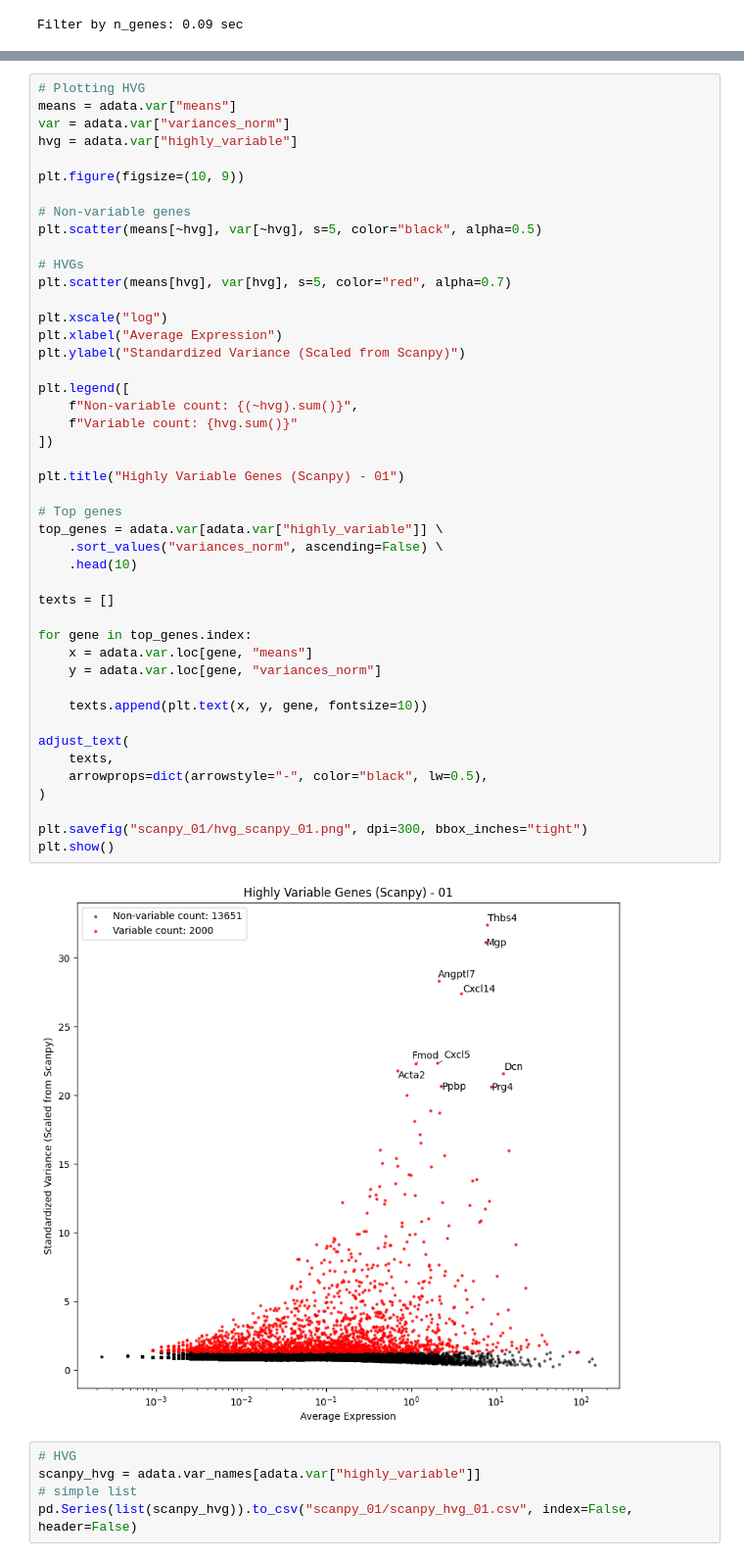
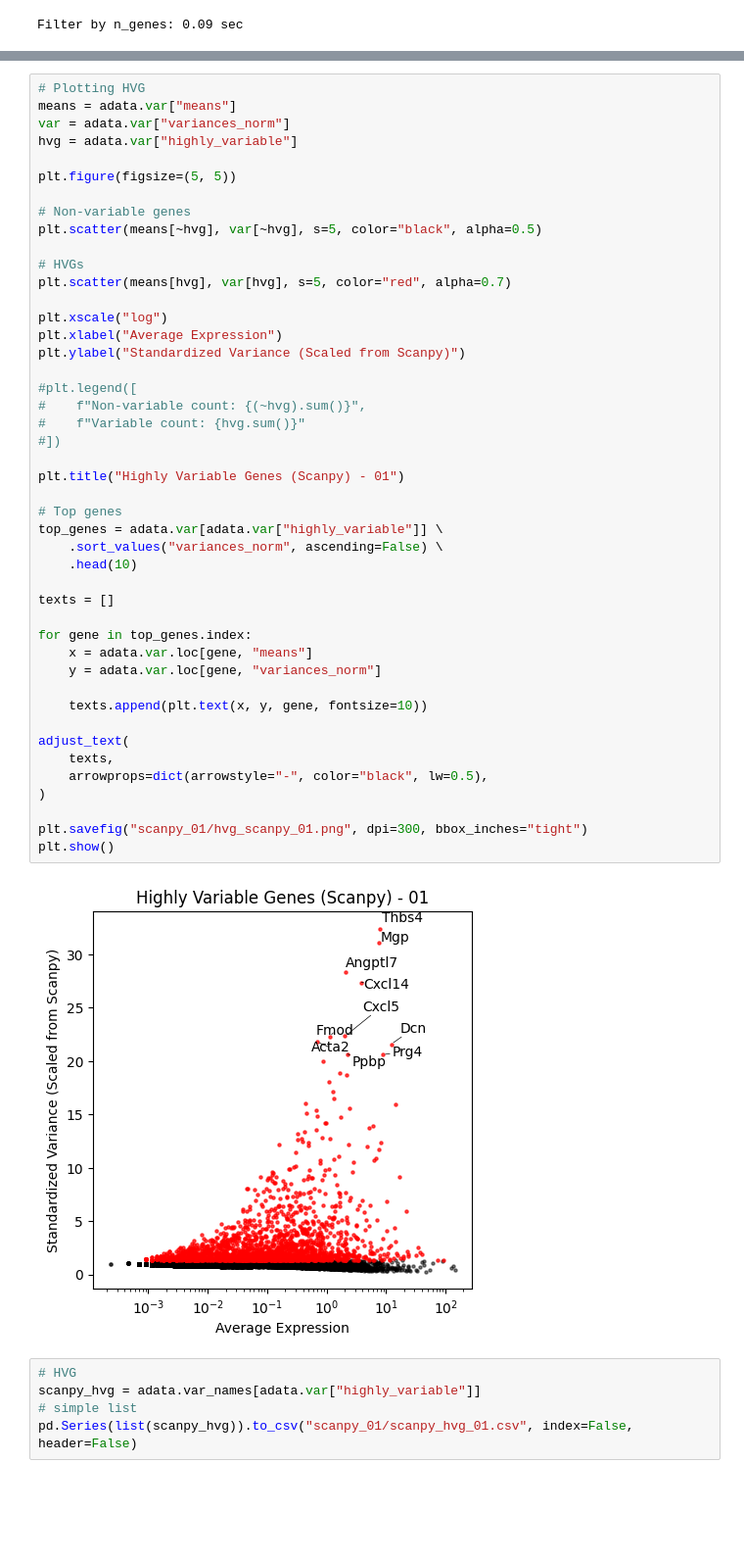
Before and after one commit to snsaiphoo/cis6060_finalproject, a Jupyter notebook: 01_GSE145236.ipynb, the cells around one changed output, grey strips where cells are left out. Shown at 98% size. Saved outputs shown, nothing was run; the diff lists cells and outputs as text; blank space fills up the shorter version.

Commit message:
images

```diff
--- a/01_GSE145236.ipynb
+++ b/01_GSE145236.ipynb
@@ -120,7 +120,7 @@ means = adata.var["means"]
 var = adata.var["variances_norm"]
 hvg = adata.var["highly_variable"]
 
-plt.figure(figsize=(10, 9))
+plt.figure(figsize=(5, 5))
 
 # Non-variable genes
 plt.scatter(means[~hvg], var[~hvg], s=5, color="black", alpha=0.5)
@@ -129,38 +129,38 @@ plt.scatter(means[~hvg], var[~hvg], s=5, color="black", alpha=0.5)
 plt.scatter(means[hvg], var[hvg], s=5, color="red", alpha=0.7)
 
 plt.xscale("log")
 plt.xlabel("Average Expression")
 plt.ylabel("Standardized Variance (Scaled from Scanpy)")
 
-plt.legend([
-    f"Non-variable count: {(~hvg).sum()}",
-    f"Variable count: {hvg.sum()}"
-])
+#plt.legend([
+#    f"Non-variable count: {(~hvg).sum()}",
+#    f"Variable count: {hvg.sum()}"
+#])
 
 plt.title("Highly Variable Genes (Scanpy) - 01")
 
 # Top genes
 top_genes = adata.var[adata.var["highly_variable"]] \
     .sort_values("variances_norm", ascending=False) \
     .head(10)
 
 texts = []
 
 for gene in top_genes.index:
     x = adata.var.loc[gene, "means"]
     y = adata.var.loc[gene, "variances_norm"]
 
     texts.append(plt.text(x, y, gene, fontsize=10))
 
 adjust_text(
     texts,
     arrowprops=dict(arrowstyle="-", color="black", lw=0.5),
 )
 
 plt.savefig("scanpy_01/hvg_scanpy_01.png", dpi=300, bbox_inches="tight")
 plt.show()
 # %% [output]
-[figure, old version]
+[figure, new version]
 # %%
 # HVG
 scanpy_hvg = adata.var_names[adata.var["highly_variable"]]
```
Also changed, not shown: parts of 3 cells of this notebook, 5 other files.
